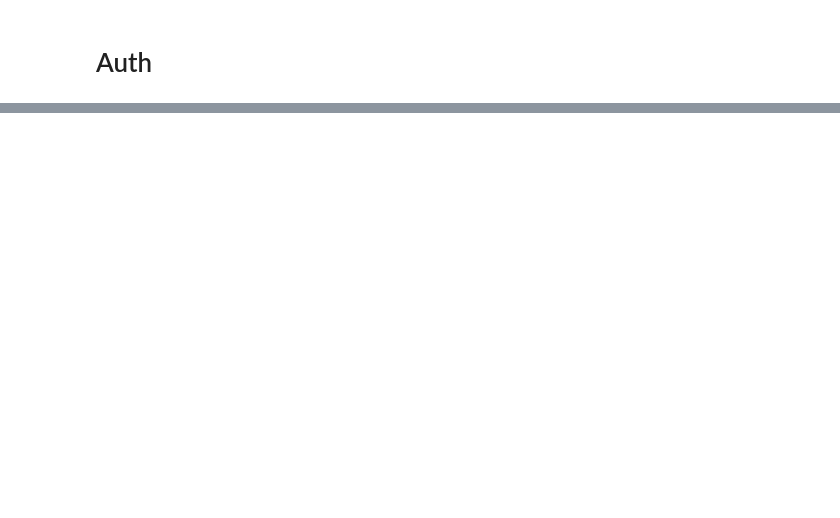
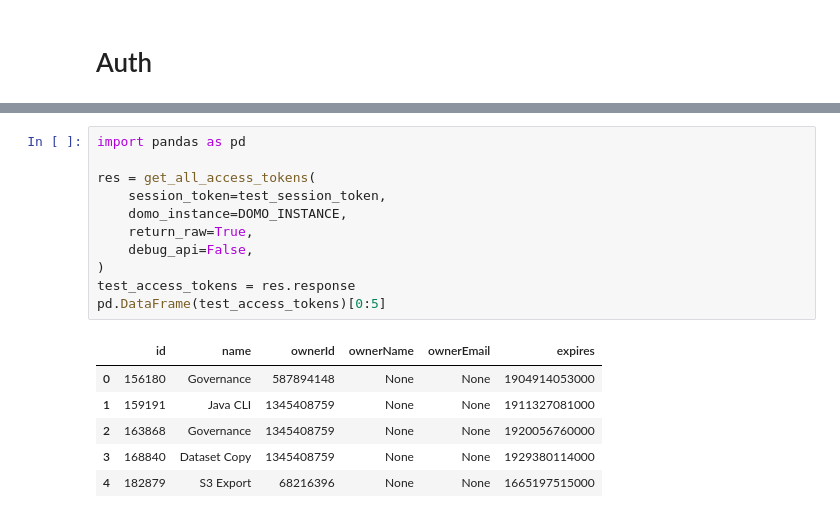
Before and after one commit to jaewilson07/domo-collab, a Jupyter notebook: Tut4 - Using Access Token Authentication and Updating Domo via API.ipynb, the cells around one changed output, grey strips where cells are left out. Cells and saved outputs as stored; diff of their text form; blank space fills up the shorter version.

```diff
--- a/Tut4 - Using Access Token Authentication and Updating Domo via API.ipynb
+++ b/Tut4 - Using Access Token Authentication and Updating Domo via API.ipynb
@@ -289,0 +145,18 @@ main()
+# %%
+import pandas as pd
+
+res = get_all_access_tokens(
+    session_token=test_session_token,
+    domo_instance=DOMO_INSTANCE,
+    return_raw=True,
+    debug_api=False,
+)
+test_access_tokens = res.response
+pd.DataFrame(test_access_tokens)[0:5]
+# %% [output]
+|  | id | name | ownerId | ownerName | ownerEmail | expires |
+| 0 | 156180 | Governance | 587894148 | None | None | 1904914053000 |
+| 1 | 159191 | Java CLI | 1345408759 | None | None | 1911327081000 |
+| 2 | 163868 | Governance | 1345408759 | None | None | 1920056760000 |
+| 3 | 168840 | Dataset Copy | 1345408759 | None | None | 1929380114000 |
+| 4 | 182879 | S3 Export | 68216396 | None | None | 1665197515000 |
```
Also changed, not shown: parts of 43 cells of this notebook, 20 other files.
